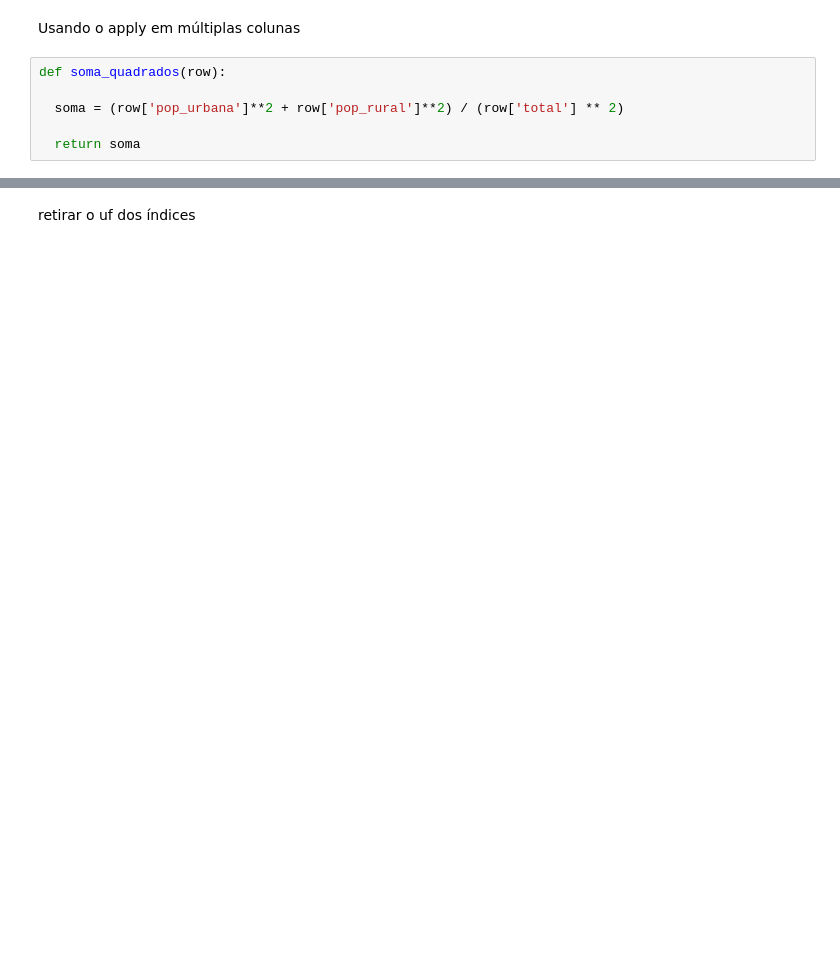
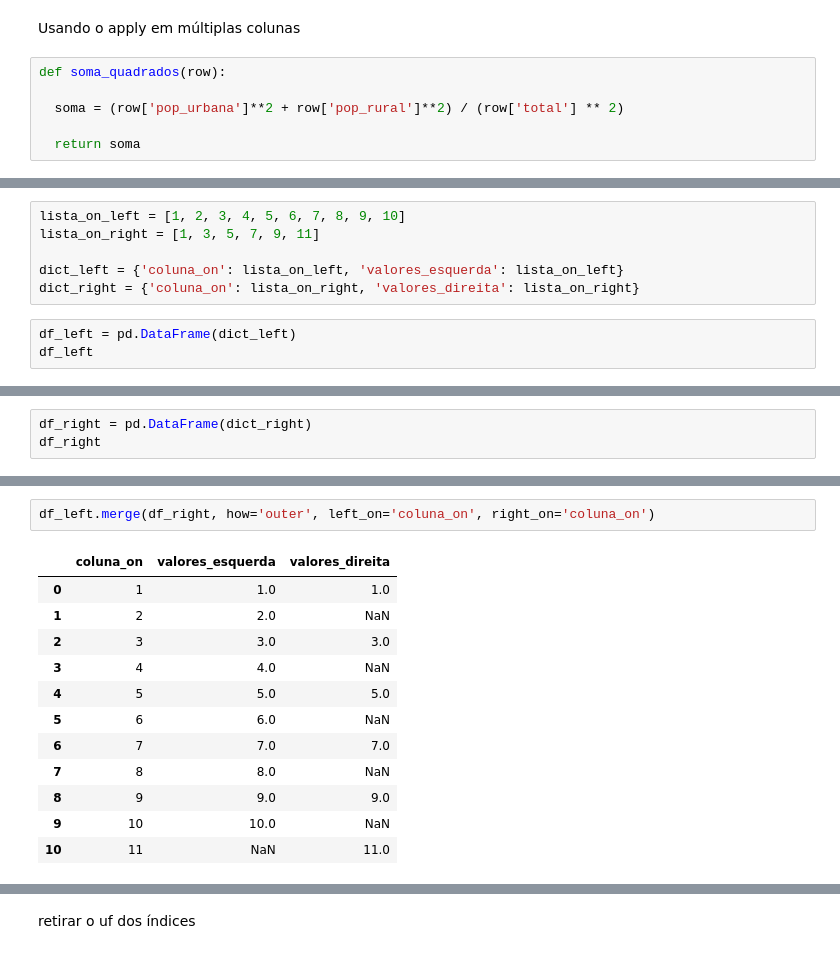
Before and after one commit to robertosgpontes/tec_prog_1, a Jupyter notebook: Pandas.ipynb, the cells around one changed output, grey strips where cells are left out. Cells and saved outputs as stored; diff of their text form; blank space fills up the shorter version.

```diff
--- a/Pandas.ipynb
+++ b/Pandas.ipynb
@@ -1591,3 +1595,12 @@ Outra tarefa muito comum quando estamos trabalhando com bases de dados é o **cr
 Para fazer isso, utilizamos o método **.merge()**, cujos modos de cruzamento são:
 
 <img src="https://community.qlik.com/legacyfs/online/87693_all-joins.png" width=450>
+# %%
+lista_on_left = [1, 2, 3, 4, 5, 6, 7, 8, 9, 10]
+lista_on_right = [1, 3, 5, 7, 9, 11]
+
+dict_left = {'coluna_on': lista_on_left, 'valores_esquerda': lista_on_left}
+dict_right = {'coluna_on': lista_on_right, 'valores_direita': lista_on_right}
+# %%
+df_left = pd.DataFrame(dict_left)
+df_left
@@ -1593,0 +1619,3 @@ Para fazer isso, utilizamos o método **.merge()**, cujos modos de cruzamento s
+# %%
+df_right = pd.DataFrame(dict_right)
+df_right
@@ -1593,0 +1630,15 @@ Para fazer isso, utilizamos o método **.merge()**, cujos modos de cruzamento s
+# %%
+df_left.merge(df_right, how='outer', left_on='coluna_on', right_on='coluna_on')
+# %% [output]
+|  | coluna_on | valores_esquerda | valores_direita |
+| 0 | 1 | 1.0 | 1.0 |
+| 1 | 2 | 2.0 | NaN |
+| 2 | 3 | 3.0 | 3.0 |
+| 3 | 4 | 4.0 | NaN |
+| 4 | 5 | 5.0 | 5.0 |
+| 5 | 6 | 6.0 | NaN |
+| 6 | 7 | 7.0 | 7.0 |
+| 7 | 8 | 8.0 | NaN |
+| 8 | 9 | 9.0 | 9.0 |
+| 9 | 10 | 10.0 | NaN |
+| 10 | 11 | NaN | 11.0 |
```
Also changed, not shown: parts of 35 cells of this notebook.
